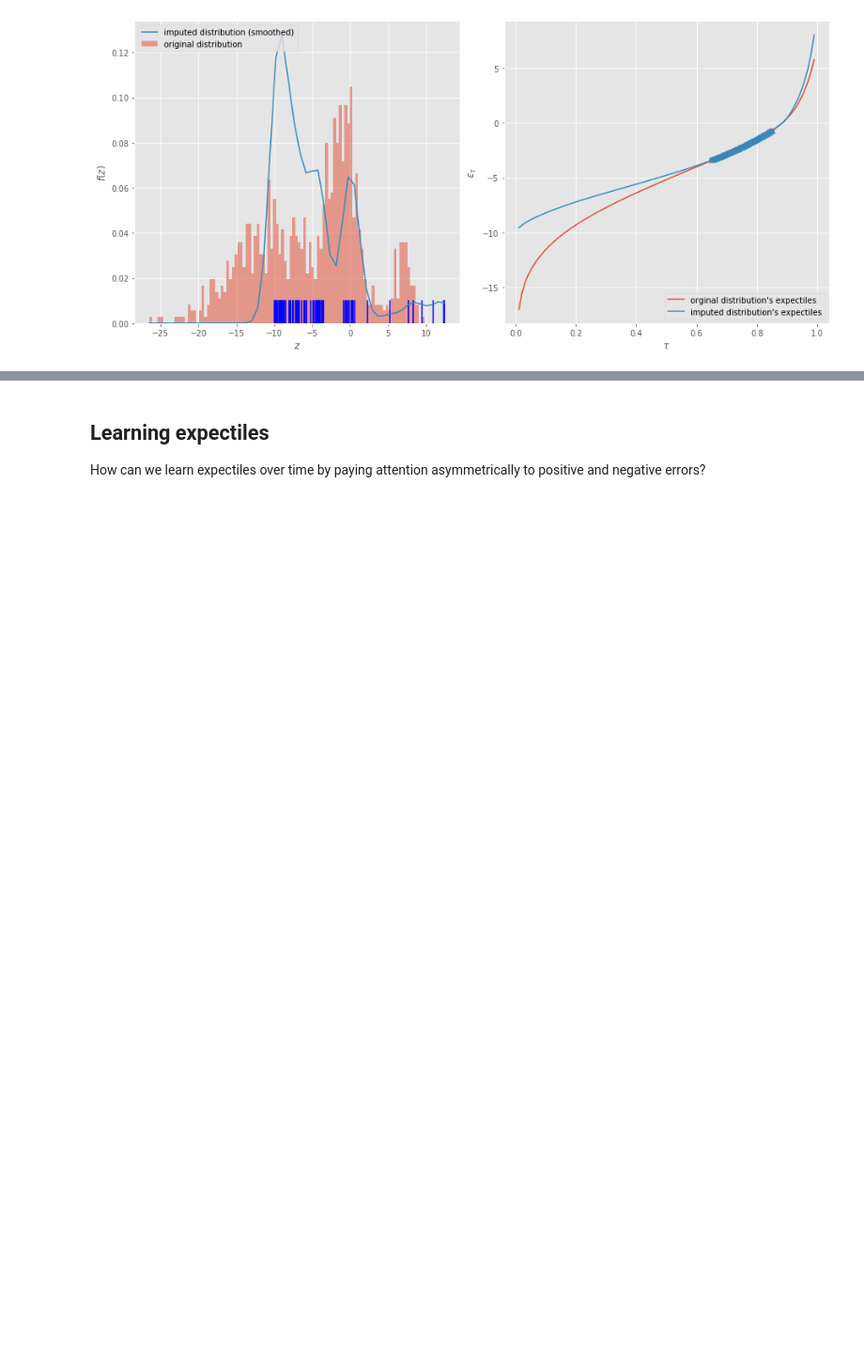
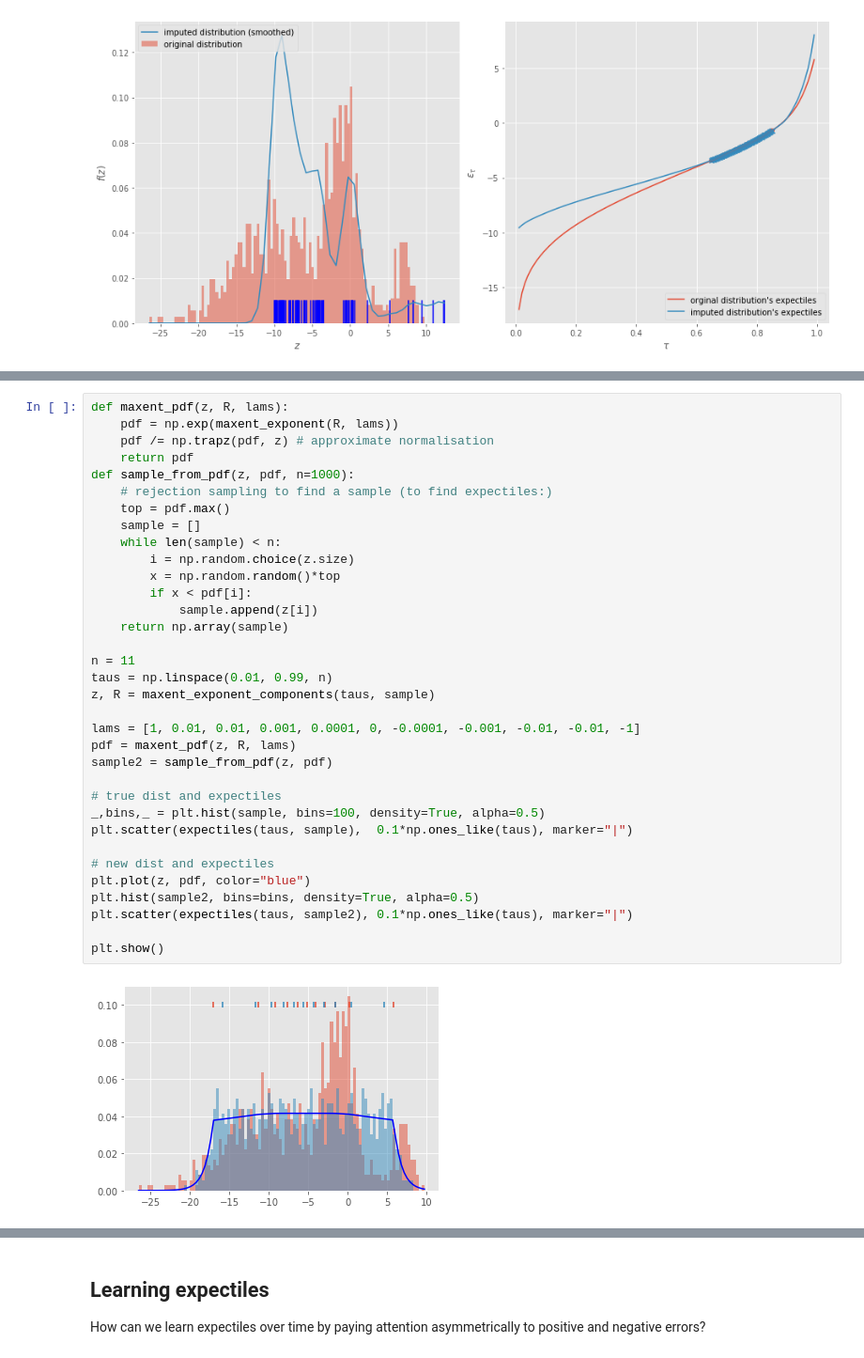
Before and after one commit to matomatical/neuRL, a Jupyter notebook: Expectiles.ipynb, the cells around one changed output, grey strips where cells are left out. Shown at 94% size. Saved outputs shown, nothing was run; the diff lists cells and outputs as text; blank space fills up the shorter version.

```diff
--- a/Expectiles.ipynb
+++ b/Expectiles.ipynb
@@ -481,0 +649,36 @@ compute_and_impute(taus=np.linspace(0.65, 0.85, 100))
+# %%
+def maxent_pdf(z, R, lams):
+    pdf = np.exp(maxent_exponent(R, lams))
+    pdf /= np.trapz(pdf, z) # approximate normalisation
+    return pdf
+def sample_from_pdf(z, pdf, n=1000):
+    # rejection sampling to find a sample (to find expectiles:)
+    top = pdf.max()
+    sample = []
+    while len(sample) < n:
+        i = np.random.choice(z.size)
+        x = np.random.random()*top
+        if x < pdf[i]:
+            sample.append(z[i])
+    return np.array(sample)
+
+n = 11
+taus = np.linspace(0.01, 0.99, n)
+z, R = maxent_exponent_components(taus, sample)
+
+lams = [1, 0.01, 0.01, 0.001, 0.0001, 0, -0.0001, -0.001, -0.01, -0.01, -1]
+pdf = maxent_pdf(z, R, lams)
+sample2 = sample_from_pdf(z, pdf)
+
+# true dist and expectiles
+_,bins,_ = plt.hist(sample, bins=100, density=True, alpha=0.5)
+plt.scatter(expectiles(taus, sample),  0.1*np.ones_like(taus), marker="|")
+
+# new dist and expectiles
+plt.plot(z, pdf, color="blue")
+plt.hist(sample2, bins=bins, density=True, alpha=0.5)
+plt.scatter(expectiles(taus, sample2), 0.1*np.ones_like(taus), marker="|")
+
+plt.show()
+# %% [output]
+[figure, added]
```
Also changed, not shown: parts of 15 cells of this notebook.
